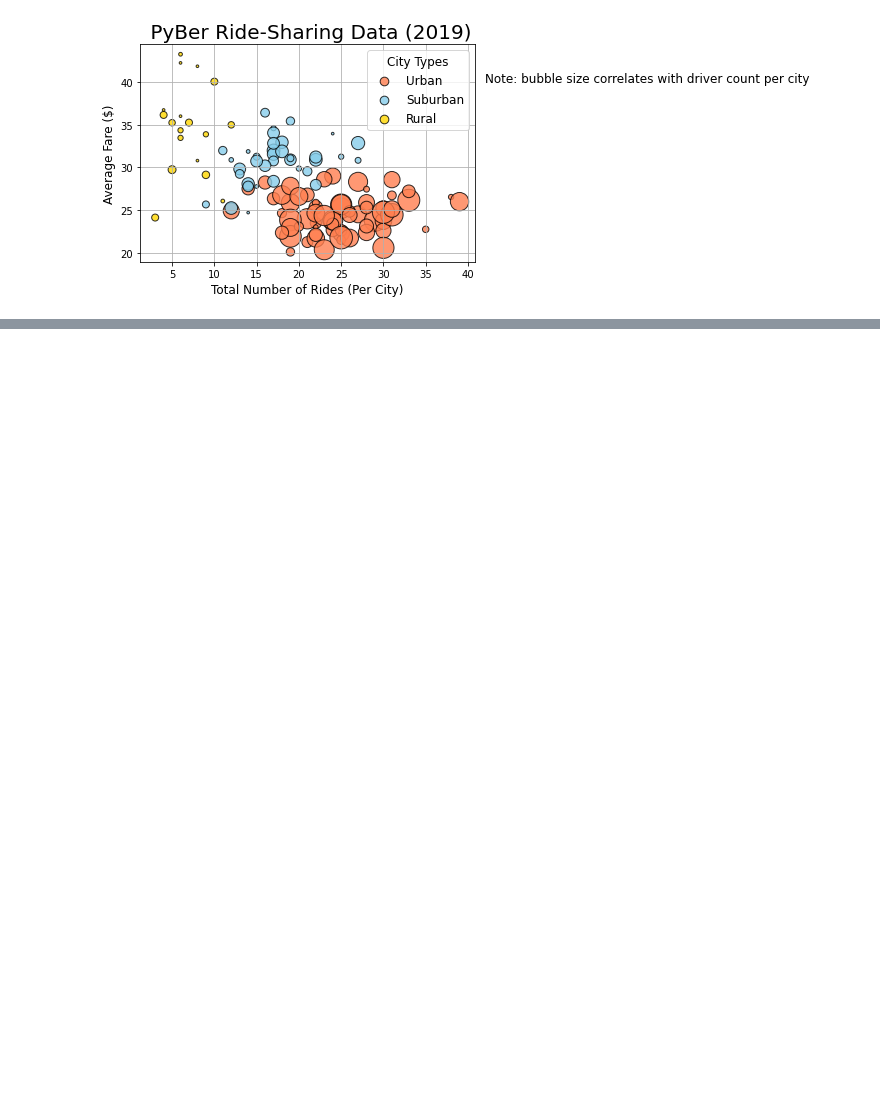
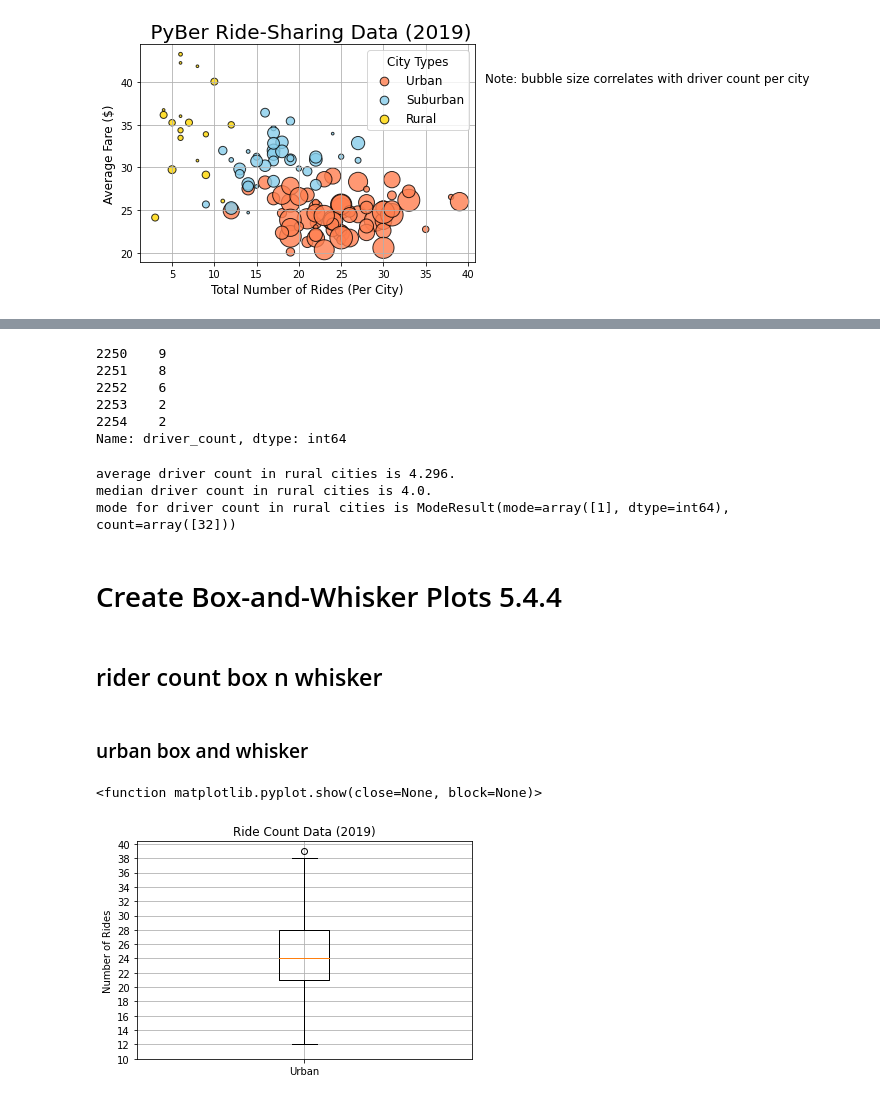
Before and after one commit to limaggieling/PyBer_Analysis, a Jupyter notebook: PyBer.ipynb, the cells around one changed output, grey strips where cells are left out. Drawn from its saved outputs; the diff is of its cells as text; code cells hidden in the pictures; blank space fills up the shorter version.

Commit message:
completed stats and box and whisker plots for ride count driver count fare prices

```diff
--- a/PyBer.ipynb
+++ b/PyBer.ipynb
@@ -404,0 +733,49 @@ plt.show()
+# %%
+rural_drivers = rural_cities_df['driver_count']
+rural_drivers.head()
+# %% [output]
+2250    9
+2251    8
+2252    6
+2253    2
+2254    2
+Name: driver_count, dtype: int64
+# %%
+mean_rural_driver_count = np.mean(rural_drivers)
+print(f'average driver count in rural cities is {mean_rural_driver_count}.')
+
+median_rural_driver_count = np.median(rural_drivers)
+print(f'median driver count in rural cities is {median_rural_driver_count}.')
+
+mode_rural_driver_count = sts.mode(rural_drivers)
+print(f'mode for driver count in rural cities is {mode_rural_driver_count}')
+# %% [output]
+average driver count in rural cities is 4.296.
+median driver count in rural cities is 4.0.
+mode for driver count in rural cities is ModeResult(mode=array([1], dtype=int64), count=array([32]))
+# %% [markdown]
+# Create Box-and-Whisker Plots 5.4.4
+# %% [markdown]
+## rider count box n whisker
+# %% [markdown]
+### urban box and whisker
+# %%
+# create box n whisker plot for urban cities
+
+# create x labels with list called 'Urban'
+x_labels = ['Urban']
+# data from list and label is passed in boxplot function
+fig, ax = plt.subplots()
+ax.boxplot(urban_ride_count, labels=x_labels)
+
+# add title, y labels, and grid
+ax.set_title('Ride Count Data (2019)')
+ax.set_ylabel('Number of Rides')
+ax.set_yticks(np.arange(10, 41, step=2.0))
+ax.grid()
+
+# show plot
+plt.show
+# %% [output]
+<function matplotlib.pyplot.show(close=None, block=None)>
+[figure, added]
```
Also changed, not shown: parts of 68 cells of this notebook, 3 other files.
